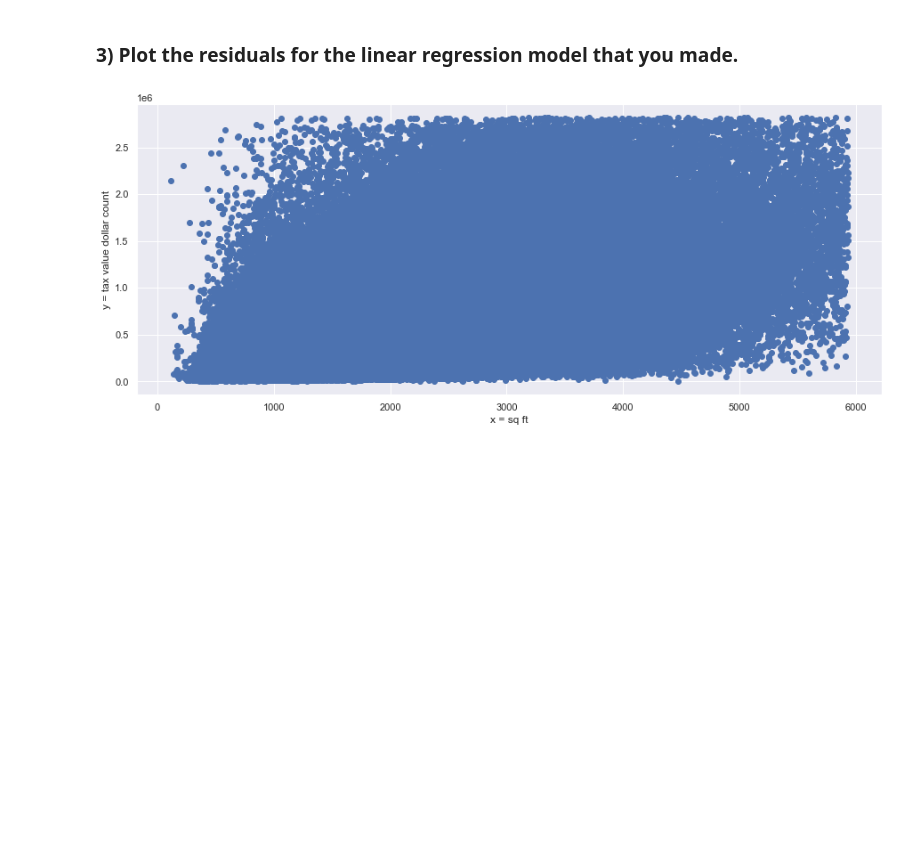
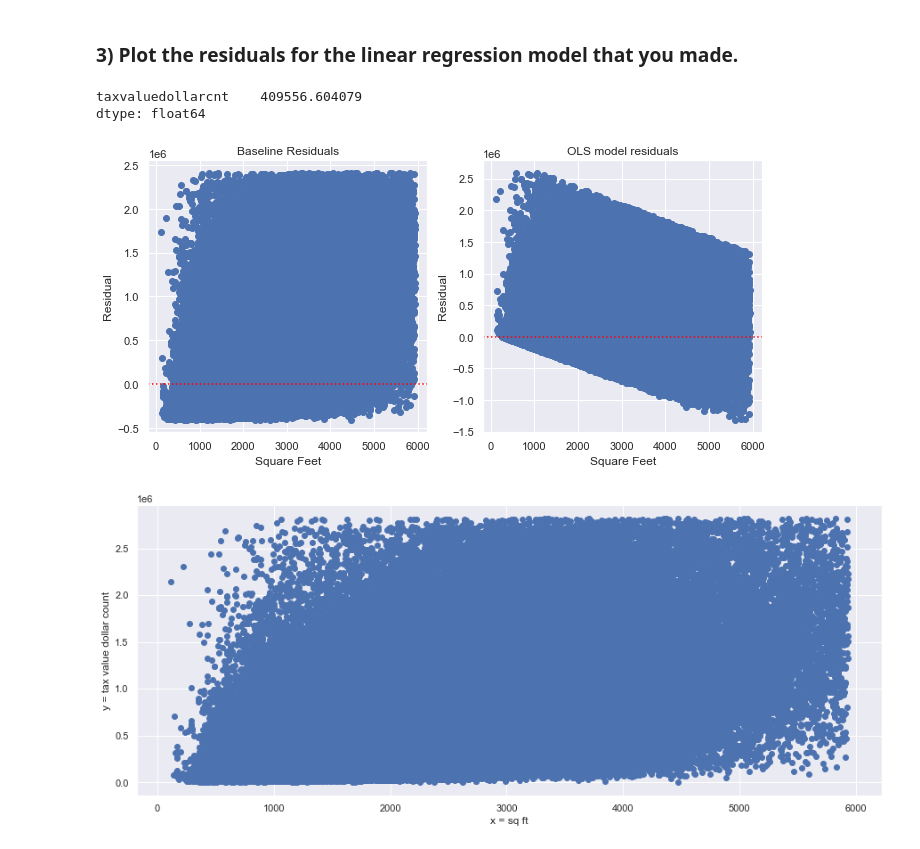
Before and after one commit to EribertoContreras/regression-exercises, a Jupyter notebook: evaluate.ipynb, the cells around one changed output. Drawn from its saved outputs; the diff is of its cells as text; code cells hidden in the pictures; blank space fills up the shorter version.

```diff
--- a/evaluate.ipynb
+++ b/evaluate.ipynb
@@ -150,6 +138,38 @@ df.head()
 | 882530 | 4922.0 | 1107030.0 | 1.229876e+06 |
 # %% [markdown]
 ### 3) Plot the residuals for the linear regression model that you made.
+# %%
+#creating a baseline from the mean of the target variable
+baseline = y.mean()
+df['baseline'] = y.taxvaluedollarcnt.mean()
+# turning baseline to int from float
+df.baseline = df.baseline.astype(int)
+# residual = actual - predicted
+df['residual'] = df.taxvaluedollarcnt - df.yhat
+df['baseline_residual'] = df.taxvaluedollarcnt - df.baseline
+# %% [output]
+taxvaluedollarcnt    409556.604079
+dtype: float64
+# %%
+# residual plots (x vs residual)
+
+plt.figure(figsize = (11,5))
+
+plt.subplot(121)
+plt.scatter(df.sqft, df.baseline_residual)
+plt.axhline(y = 0, ls = ':', color='red')
+plt.xlabel('Square Feet')
+plt.ylabel('Residual')
+plt.title('Baseline Residuals')
+
+plt.subplot(122)
+plt.scatter(df.sqft, df.residual)
+plt.axhline(y = 0, ls = ':', color ='red')
+plt.xlabel('Square Feet')
+plt.ylabel('Residual')
+plt.title('OLS model residuals');
+# %% [output]
+[figure, added]
 # %%
 y = pd.DataFrame(df.taxvaluedollarcnt)
 X = pd.DataFrame(df.sqft)
```
Also changed, not shown: parts of 11 cells of this notebook, 2 other files.
